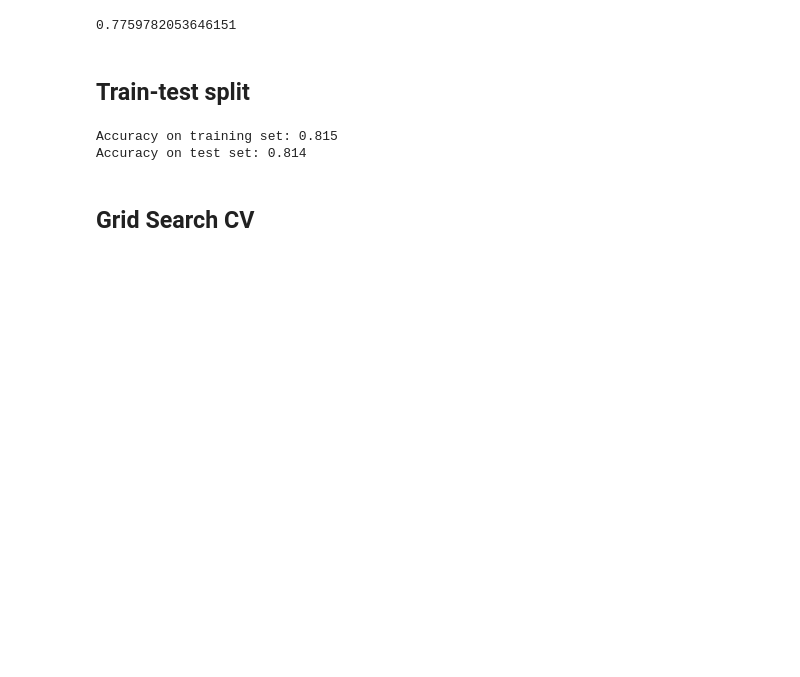
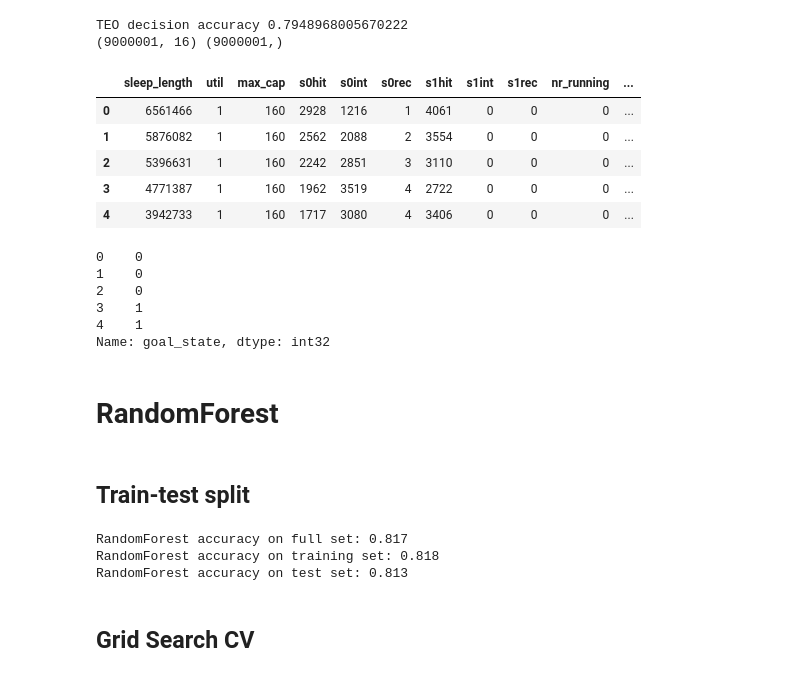
Before and after one commit to mrkajetanp/ml-idle, a Jupyter notebook: notebook/ml_idle.ipynb, the cells around one changed output. Drawn from its saved outputs; the diff is of its cells as text; code cells hidden in the pictures; blank space fills up the shorter version.

```diff
--- a/notebook/ml_idle.ipynb
+++ b/notebook/ml_idle.ipynb
@@ -107,13 +162,33 @@ idle_data
 # %%
 def training_strip(df):
-    df = df.drop(['sleep_id', 'time_span', 'measured', 'state', 'hit', 'timer_state', 'duration_state', 'cpu'], axis=1)
+    df = df.drop([
+        'sleep_id', 'time_span', 'measured', 'state', 'hit', 'timer_state', 'duration_state', 'cpu', 'iteration', 'kernel', 'wa_path',
+    ]).to_pandas()
     X = df.drop(['goal_state'], axis=1)
     y = df['goal_state']
     return (X, y)
+
+print('TEO decision accuracy', 1 - idle_data_processed.filter(pl.col('state') != pl.col('goal_state')).height / idle_data_processed.height)
+X, y = training_strip(idle_data_processed)
+print(X.shape, y.shape)
+display(X.head())
+y.head()
+# %% [output]
+TEO decision accuracy 0.7948968005670222
+(9000001, 16) (9000001,)
+|  | sleep_length | util | max_cap | s0hit | s0int | s0rec | s1hit | s1int | s1rec | nr_running | ... |
+| 0 | 6561466 | 1 | 160 | 2928 | 1216 | 1 | 4061 | 0 | 0 | 0 | ... |
+| 1 | 5876082 | 1 | 160 | 2562 | 2088 | 2 | 3554 | 0 | 0 | 0 | ... |
+| 2 | 5396631 | 1 | 160 | 2242 | 2851 | 3 | 3110 | 0 | 0 | 0 | ... |
+| 3 | 4771387 | 1 | 160 | 1962 | 3519 | 4 | 2722 | 0 | 0 | 0 | ... |
+| 4 | 3942733 | 1 | 160 | 1717 | 3080 | 4 | 3406 | 0 | 0 | 0 | ... |
+0    0
+1    0
+2    0
+3    1
+4    1
+Name: goal_state, dtype: int32
-# %%
-X, y = training_strip(idle_data)
-1 - len(idle_data.query("state != goal_state")) / len(idle_data)
-# %% [output]
-0.7759782053646151
+# %% [markdown]
+# RandomForest
 # %% [markdown]
 ## Train-test split
@@ -120,12 +198,14 @@ X, y = training_strip(idle_data)
 # %%
 X_train, X_test, y_train, y_test = train_test_split(X, y)
 
-forest = RandomForestClassifier(n_estimators=10, n_jobs=8, max_depth=10)
-forest.fit(X_train, y_train)
-print("Accuracy on training set: {:.3f}".format(forest.score(X_train, y_train)))
-print("Accuracy on test set: {:.3f}".format(forest.score(X_test, y_test)))
+base_forest = RandomForestClassifier(n_estimators=10, n_jobs=8, max_depth=16)
+base_forest.fit(X_train, y_train)
+print("RandomForest accuracy on full set: {:.3f}".format(base_forest.score(X, y)))
+print("RandomForest accuracy on training set: {:.3f}".format(base_forest.score(X_train, y_train)))
+print("RandomForest accuracy on test set: {:.3f}".format(base_forest.score(X_test, y_test)))
 # %% [output]
-Accuracy on training set: 0.815
-Accuracy on test set: 0.814
+RandomForest accuracy on full set: 0.817
+RandomForest accuracy on training set: 0.818
+RandomForest accuracy on test set: 0.813
 # %% [markdown]
 ## Grid Search CV
```
Also changed, not shown: parts of 32 cells of this notebook, 2 other files.
